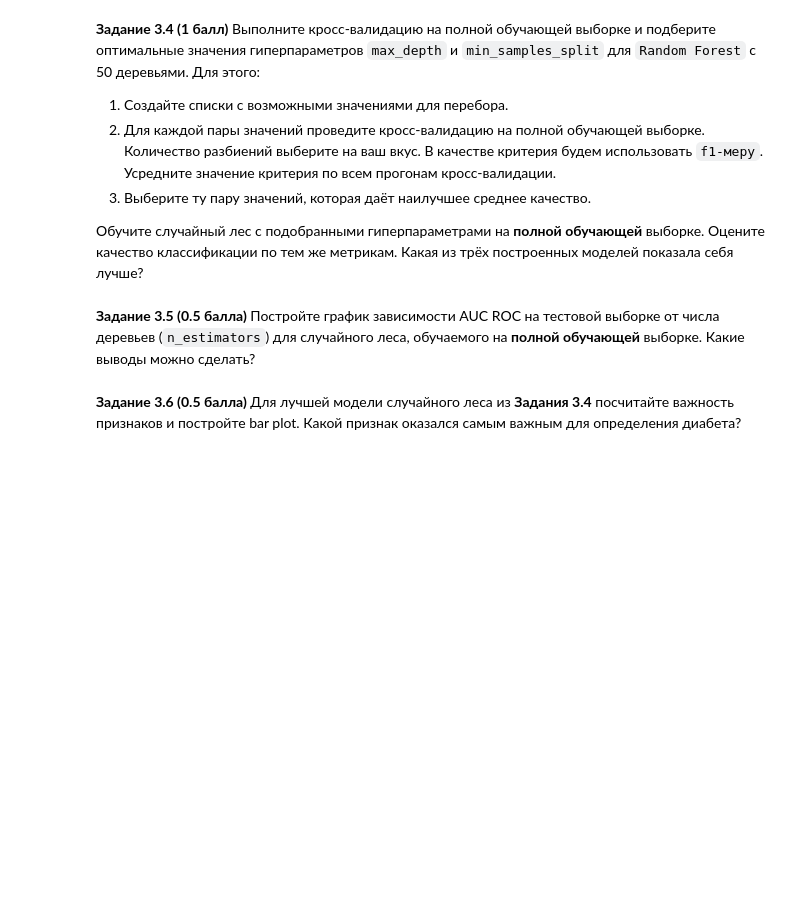
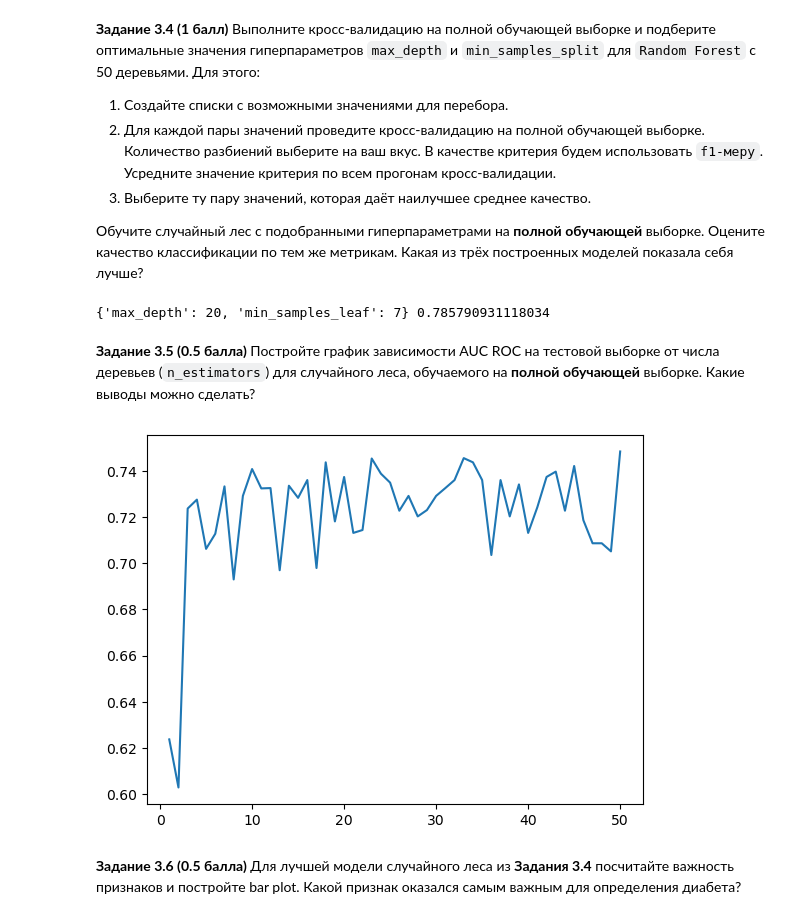
Before and after one commit to Makar0nkin/hse_ml_2023, a Jupyter notebook: homeworks/hw07-trees/hw07-trees-rf.ipynb, the cells around one changed output. Cells and saved outputs as stored; diff of their text form; code cells hidden in the pictures; blank space fills up the shorter version.

```diff
--- a/homeworks/hw07-trees/hw07-trees-rf.ipynb
+++ b/homeworks/hw07-trees/hw07-trees-rf.ipynb
@@ -538,6 +538,6 @@ def accuracy(y_true: pd. Series, y_pred: pd.Series) -> float:
 # %%
 X_train, X_test, y_train, y_test = test_train_split(X_mushrooms_encoded, y_mushrooms_encoded, 0.5, 42)
 
-dt = DecisionTree(['categorical'] * len(X_mushrooms_encoded.columns))
-dt.fit(X_train, y_train)
+rf = DecisionTree(['categorical'] * len(X_mushrooms_encoded.columns))
+rf.fit(X_train, y_train)
 # %%
@@ -623,0 +640,8 @@ for ps, s in zip(params, scores):
+# %%
+from sklearn.ensemble import BaggingClassifier
+
+n_estimators = 50
+bc_model = BaggingClassifier(n_estimators=n_estimators)
+bc_model.fit(X_train, y_train)
+y_pred = bc_model.predict(X_test)
+calc_metrics(bc_model, y_test, y_pred)
@@ -634,2 +658,25 @@ for ps, s in zip(params, scores):
+# %%
+from sklearn.ensemble import RandomForestClassifier
+from sklearn.model_selection import cross_val_score
+
+n_estimators = 50
+max_depth_list = [3, 5, 7, 10, 15, 20, 30, 50]
+min_samples_split_list = [3, 5, 7, 10, 25, 40, 60, 100]
+
+params: list[dict[str, int]] = []
+scores: list[float] = []
+
+for max_depth, min_samples_leaf in tqdm(list(product(max_depth_list, min_samples_split_list))):
+    rf = RandomForestClassifier(n_estimators=n_estimators, max_depth=max_depth, min_samples_split=min_samples_leaf)
+    rf.fit(X_train_train, y_train_train)
+    params.append({'max_depth': max_depth, 'min_samples_leaf': min_samples_leaf})
+    scores.append(cross_val_score(rf, X_train, y_train, cv=5).mean())
+
+best_score = max(zip(params, scores), key=lambda o: o[1])[1]
+for ps, s in zip(params, scores):
+    if s == best_score:
+        print(ps, s)
+# %% [output]
+{'max_depth': 20, 'min_samples_leaf': 7} 0.785790931118034
 # %% [markdown]
 **Задание 3.5 (0.5 балла)** Постройте график зависимости AUC ROC на тестовой выборке от числа деревьев (`n_estimators`) для случайного леса, обучаемого на **полной обучающей** выборке. Какие выводы можно сделать?
@@ -638,2 +683,16 @@ for ps, s in zip(params, scores):
+# %%
+n_estimators_list: list[int] = list(range(1, 51))
+scores = []
+
+for n_estimators in tqdm(n_estimators_list):
+    rf = RandomForestClassifier(n_estimators=n_estimators, max_depth=max_depth, min_samples_split=min_samples_leaf)
+    rf.fit(X_train, y_train)
+    scores.append(roc_auc_score(rf.predict(X_test), y_test))
+
+fig, ax = plt.subplots()
+ax.plot(n_estimators_list, scores)
+plt.show()
+# %% [output]
+[figure, added]
 # %% [markdown]
 **Задание 3.6 (0.5 балла)** Для лучшей модели случайного леса из **Задания 3.4** посчитайте важность признаков и постройте bar plot. Какой признак оказался самым важным для определения диабета?
```
Also changed, not shown: parts of 12 cells of this notebook, 3 other files.
